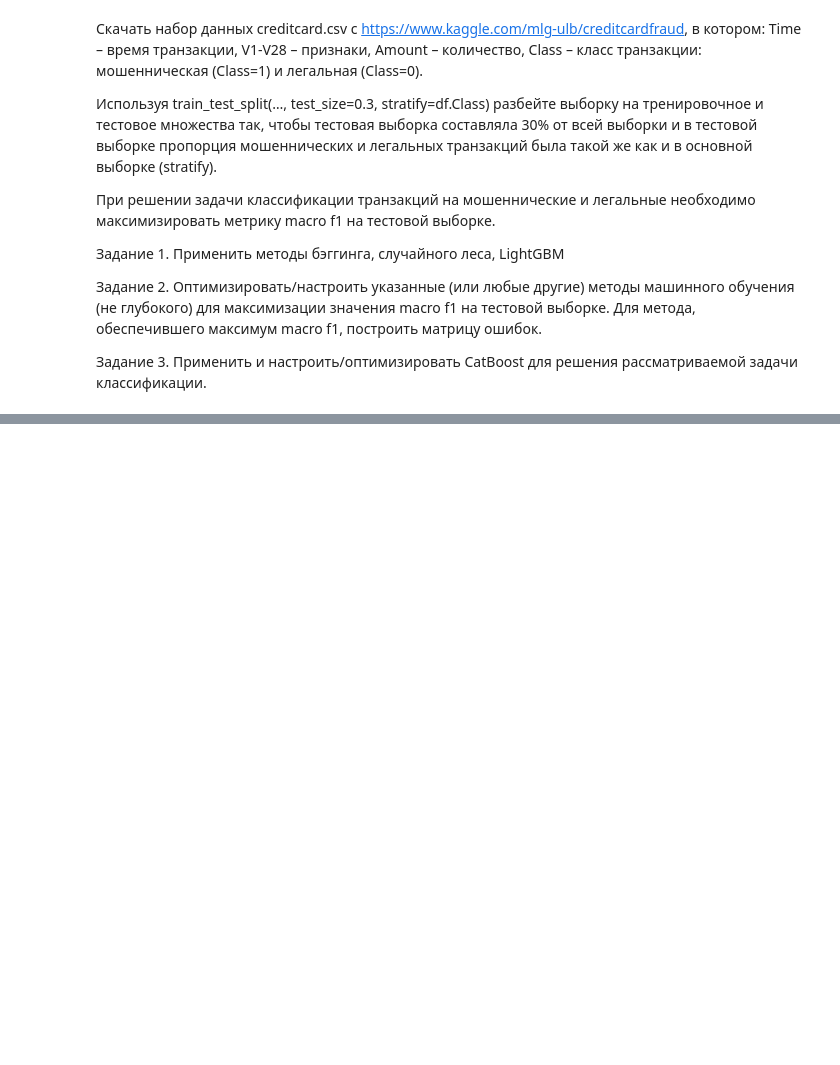
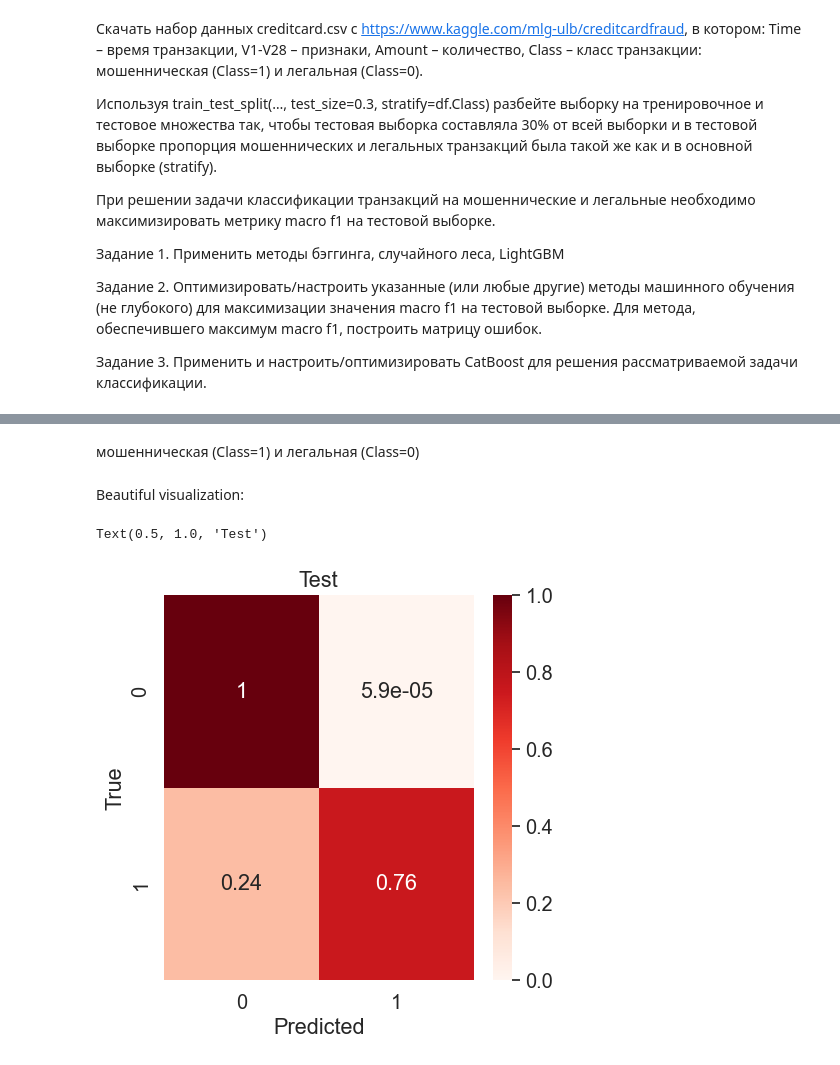
Before and after one commit to mu-stardash/Python-assignments, a Jupyter notebook: 5 laba/5_laba_python_big.ipynb, the cells around one changed output, grey strips where cells are left out. Drawn from its saved outputs; the diff is of its cells as text; code cells hidden in the pictures; blank space fills up the shorter version.

```diff
--- a/5 laba/5_laba_python_big.ipynb
+++ b/5 laba/5_laba_python_big.ipynb
@@ -152,0 +115,25 @@ from catboost import CatBoostClassifier
+# %%
+# оптимизация параметров для BaggingClassifier
+bag_clf = BaggingClassifier(random_state=42)
+grid_bag = GridSearchCV(bag_clf, param_grid_bag, cv=5, scoring='f1_macro', n_jobs=-1)
+grid_bag.fit(X_train, y_train)
+# для предсказания используется классификатор с наилучшим recall
+best_bag_clf = grid_bag.best_estimator_
+y_pred_bag = best_bag_clf.predict(X_test)
+f1_bag = f1_score(y_test, y_pred_bag, average='macro')
+
+# оптимизация параметров для RandomForestClassifier
+rf_clf = RandomForestClassifier(random_state=42)
+grid_rf = GridSearchCV(rf_clf, param_grid_rf, cv=5, scoring='f1_macro', n_jobs=-1)
+grid_rf.fit(X_train, y_train)
+best_rf_clf = grid_rf.best_estimator_
+y_pred_rf = best_rf_clf.predict(X_test)
+f1_rf = f1_score(y_test, y_pred_rf, average='macro')
+
+# оптимизация параметров для LGBMClassifier
+lgbm_clf = LGBMClassifier(random_state=42)
+grid_lgbm = GridSearchCV(lgbm_clf, param_grid_lgbm, cv=5, scoring='f1_macro', n_jobs=-1)
+grid_lgbm.fit(X_train, y_train)
+best_lgbm_clf = grid_lgbm.best_estimator_
+y_pred_lgbm = best_lgbm_clf.predict(X_test)
+f1_lgbm = f1_score(y_test, y_pred_lgbm, average='macro')
@@ -152,0 +178,22 @@ from catboost import CatBoostClassifier
+# %% [markdown]
+мошенническая (Class=1) и легальная (Class=0)
+# %% [markdown]
+Beautiful visualization:
+# %%
+import numpy as np
+import seaborn as sns
+import matplotlib.pyplot as plt
+%matplotlib inline
+
+
+preds_test = rf_clf.predict(X_test)
+cm_train = confusion_matrix(y_test, preds_test).astype(np.float32)
+cm_train /= cm_train.sum(axis=1)[:, np.newaxis]
+plt.figure(figsize=(5, 5))
+g = sns.heatmap(cm_train, vmin=0, vmax=1, annot=True, cmap="Reds")
+plt.xlabel("Predicted")
+plt.ylabel("True")
+plt.title("Test")
+# %% [output]
+Text(0.5, 1.0, 'Test')
+[figure, added]
```
Also changed, not shown: parts of 59 cells of this notebook, 11 other files.
